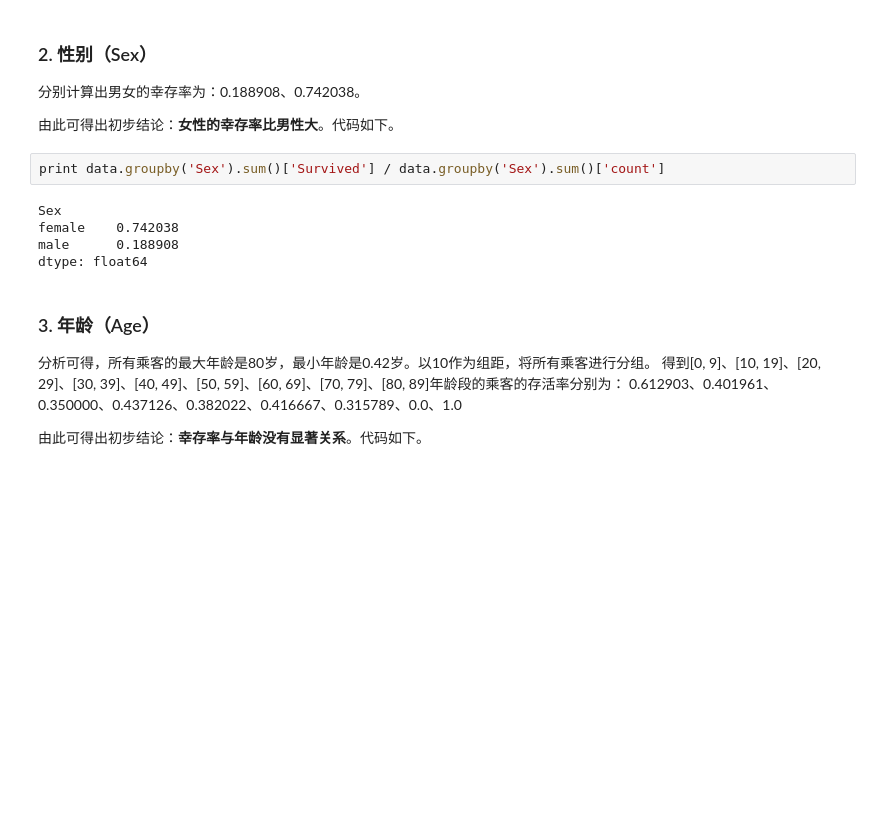
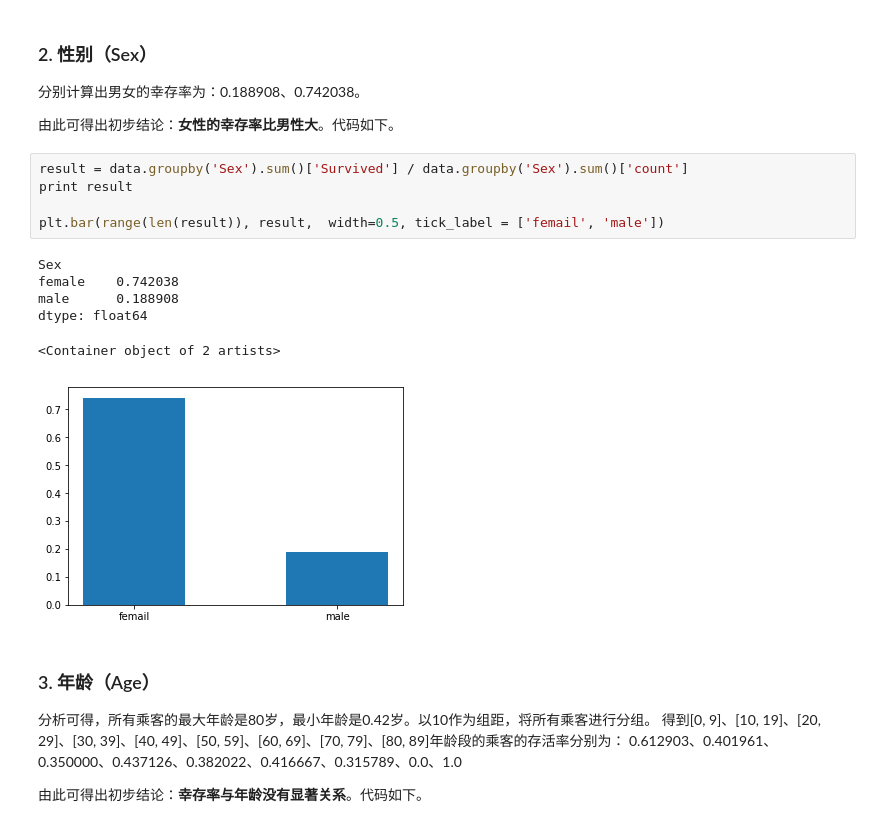
Before and after one commit to dongrenguang/titanic-analysis, a Jupyter notebook: titanic-analysis.ipynb, the cells around one changed output. Drawn from its saved outputs; the diff is of its cells as text; blank space fills up the shorter version.

```diff
--- a/titanic-analysis.ipynb
+++ b/titanic-analysis.ipynb
@@ -45,12 +55,17 @@ dtype: float64
 
 由此可得出初步结论：**女性的幸存率比男性大**。代码如下。
 # %%
-print data.groupby('Sex').sum()['Survived'] / data.groupby('Sex').sum()['count']
+result = data.groupby('Sex').sum()['Survived'] / data.groupby('Sex').sum()['count']
+print result
+
+plt.bar(range(len(result)), result,  width=0.5, tick_label = ['femail', 'male'])
 # %% [output]
 Sex
 female    0.742038
 male      0.188908
 dtype: float64
+<Container object of 2 artists>
+[figure, added]
 # %% [markdown]
 ### 3. 年龄（Age）
 
```
Also changed, not shown: parts of 6 cells of this notebook, 2 other files.
